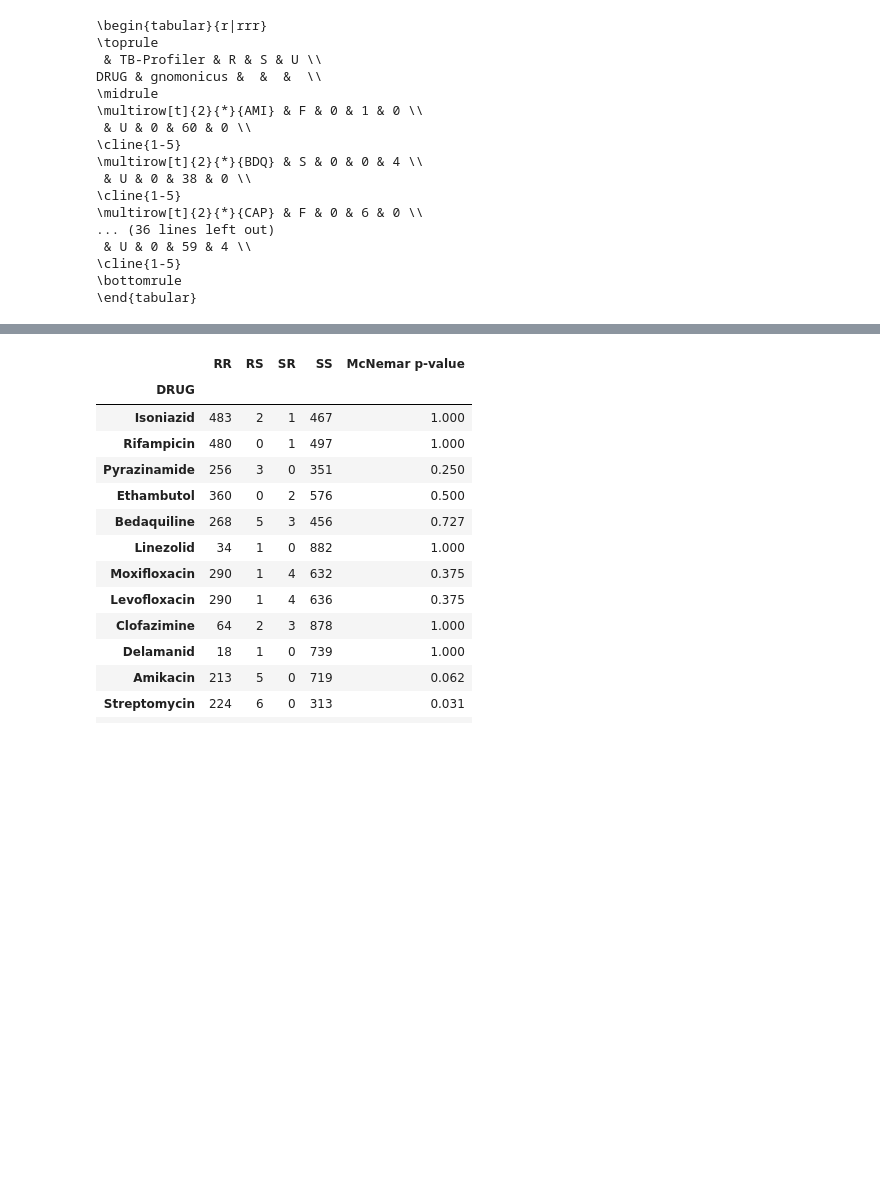
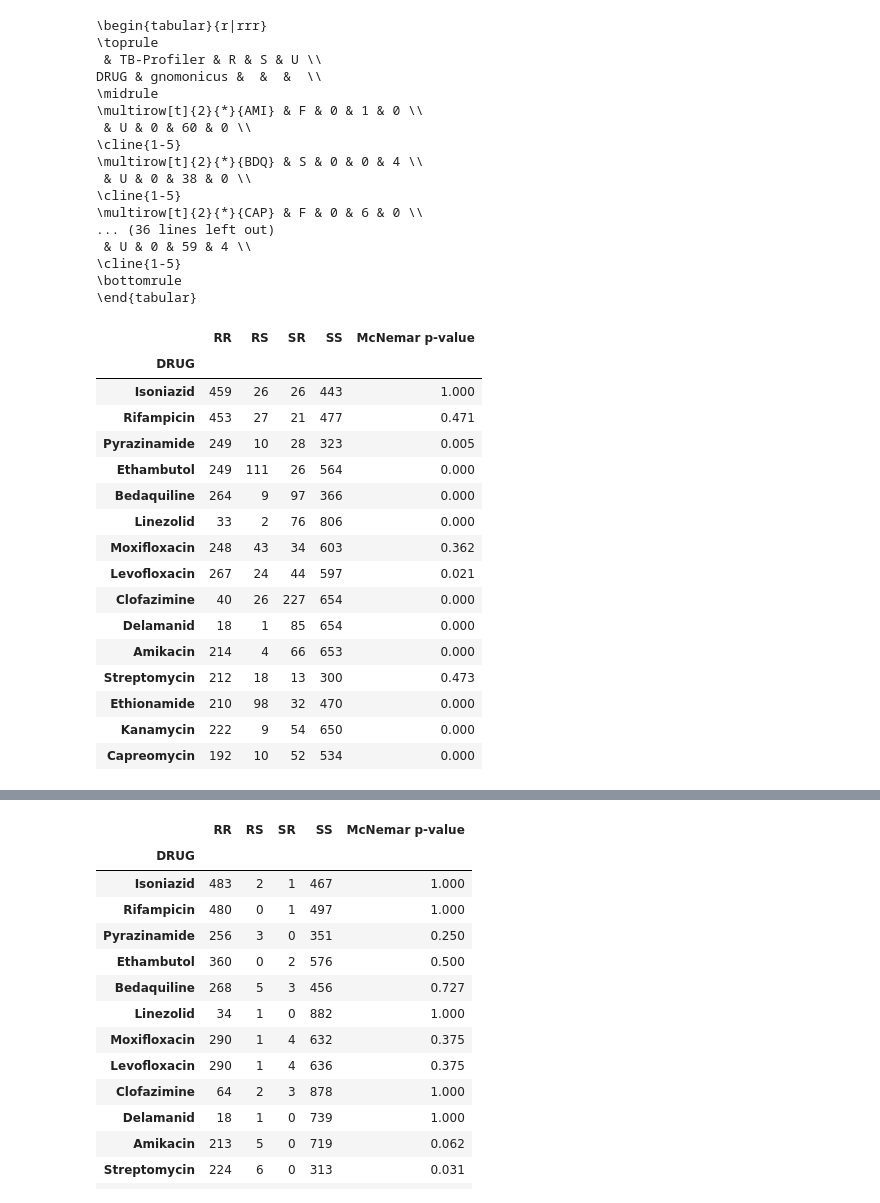
Before and after one commit to fowler-lab/validate-myco-amr, a Jupyter notebook: plot.ipynb, the cells around one changed output, grey strips where cells are left out. Cells and saved outputs as stored; diff of their text form; code cells hidden in the pictures; blank space fills up the shorter version.

```diff
--- a/plot.ipynb
+++ b/plot.ipynb
@@ -510,3 +668,36 @@ DRUG & gnomonicus &  &  &  \\
 \cline{1-5}
 \bottomrule
 \end{tabular}
+# %%
+rows = []
+
+for drug in who_drugs:
+    foo = comparison.loc[(slice(None), drug),:]
+    foo = foo[foo.gnomonicus.isin(['R', 'S']) & (foo['pDST'].isin(['R', 'S']))]
+    table = pandas.crosstab(foo['gnomonicus'], foo['pDST'])
+    results = mcnemar(table)
+    drug_name = drug_names_lookup[drug]
+    total = table['R']['R'], table['S']['R'], table['R']['S'], table['S']['S']
+    rows.append([drug_name, table['R']['R'], table['S']['R'], table['R']['S'], table['S']['S'], "%.3f" % results.pvalue])
+
+comparison_statistics = pandas.DataFrame(rows, columns=['DRUG', 'RR', 'RS', 'SR', 'SS', 'McNemar p-value']).set_index('DRUG')
+# comparison_statistics.to_csv('dat/tbprofiler_STATISTICS.csv')
+comparison_statistics
+# %% [output]
+|  | RR | RS | SR | SS | McNemar p-value |
+| DRUG |  |  |  |  |  |
+| Isoniazid | 459 | 26 | 26 | 443 | 1.000 |
+| Rifampicin | 453 | 27 | 21 | 477 | 0.471 |
+| Pyrazinamide | 249 | 10 | 28 | 323 | 0.005 |
+| Ethambutol | 249 | 111 | 26 | 564 | 0.000 |
+| Bedaquiline | 264 | 9 | 97 | 366 | 0.000 |
+| Linezolid | 33 | 2 | 76 | 806 | 0.000 |
+| Moxifloxacin | 248 | 43 | 34 | 603 | 0.362 |
+| Levofloxacin | 267 | 24 | 44 | 597 | 0.021 |
+| Clofazimine | 40 | 26 | 227 | 654 | 0.000 |
+| Delamanid | 18 | 1 | 85 | 654 | 0.000 |
+| Amikacin | 214 | 4 | 66 | 653 | 0.000 |
+| Streptomycin | 212 | 18 | 13 | 300 | 0.473 |
+| Ethionamide | 210 | 98 | 32 | 470 | 0.000 |
+| Kanamycin | 222 | 9 | 54 | 650 | 0.000 |
+| Capreomycin | 192 | 10 | 52 | 534 | 0.000 |
```
Also changed, not shown: parts of 30 cells of this notebook, 8 other files.
